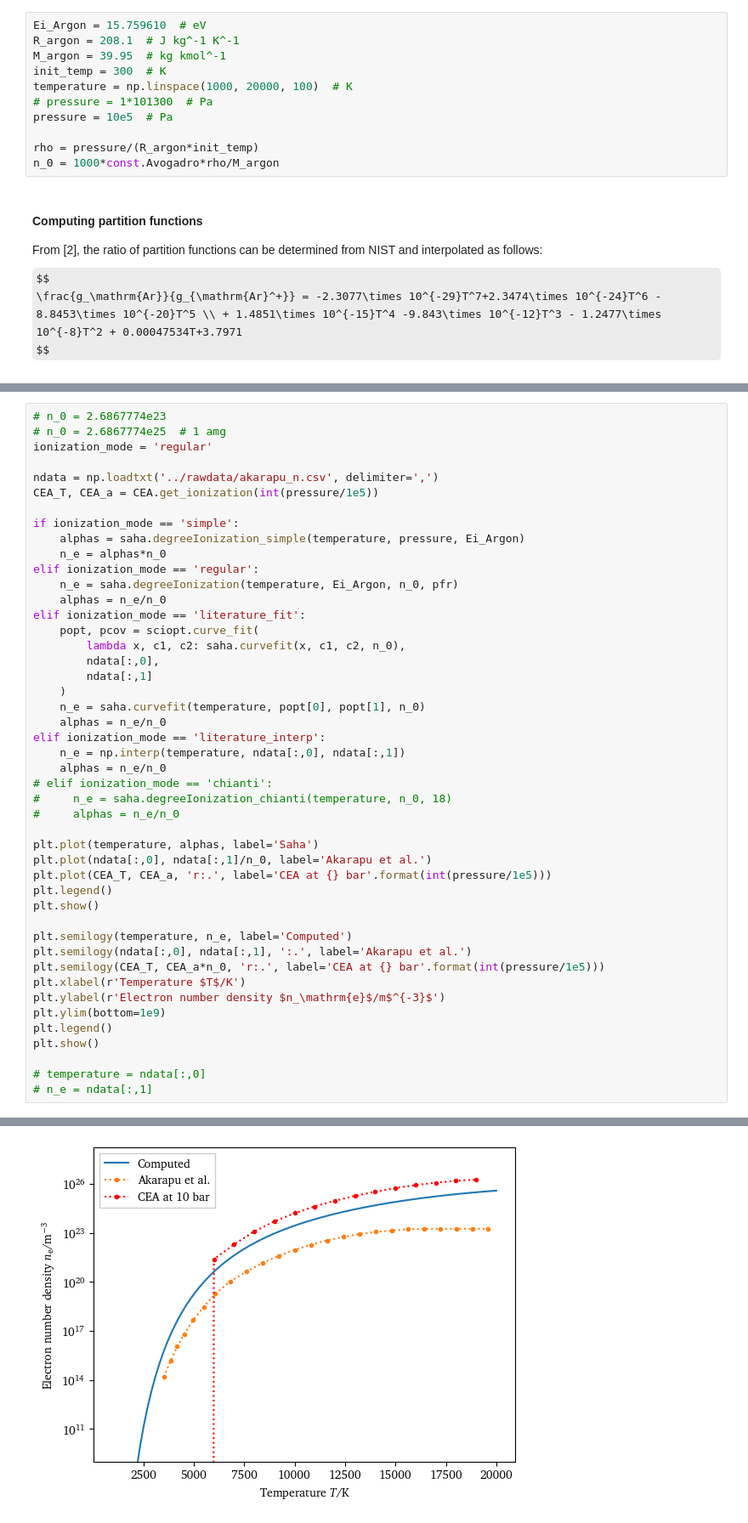
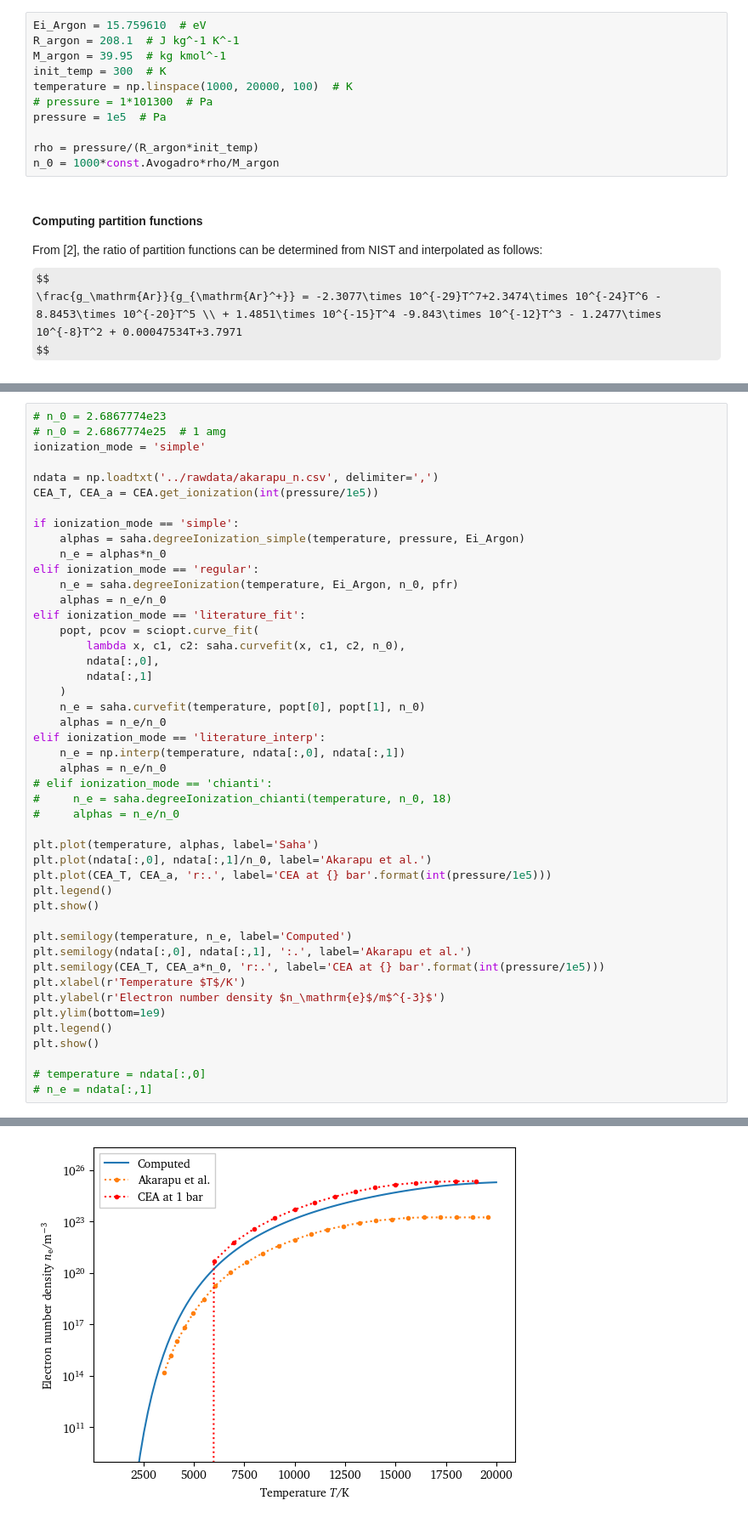
Before and after one commit to eeduplay/MScThesis, a Jupyter notebook: code/absorption.ipynb, the cells around one changed output, grey strips where cells are left out. Shown: that part at 85% size. Saved outputs shown, nothing was run; the diff lists cells and outputs as text; some formulas as TeX source.

```diff
--- a/code/absorption.ipynb
+++ b/code/absorption.ipynb
@@ -50,7 +50,7 @@ M_argon = 39.95  # kg kmol^-1
 init_temp = 300  # K
 temperature = np.linspace(1000, 20000, 100)  # K
 # pressure = 1*101300  # Pa
-pressure = 10e5  # Pa
+pressure = 1e5  # Pa
 
 rho = pressure/(R_argon*init_temp)
 n_0 = 1000*const.Avogadro*rho/M_argon
@@ -85,7 +72,7 @@ plt.show()
 # %%
 # n_0 = 2.6867774e23
 # n_0 = 2.6867774e25  # 1 amg
-ionization_mode = 'regular'
+ionization_mode = 'simple'
 
 ndata = np.loadtxt('../rawdata/akarapu_n.csv', delimiter=',')
 CEA_T, CEA_a = CEA.get_ionization(int(pressure/1e5))
@@ -133,4 +120,4 @@ plt.show()
-[figure, old version]
+[figure, new version]
 # %% [markdown]
 ## Figure 2: Inverse-Brehmsstrahlung Absorption
 We then compute the absorption coefficient by inverse-brehmsstrahlung using the following equation:
```
Also changed, not shown: parts of 4 cells of this notebook, 13 other files.
